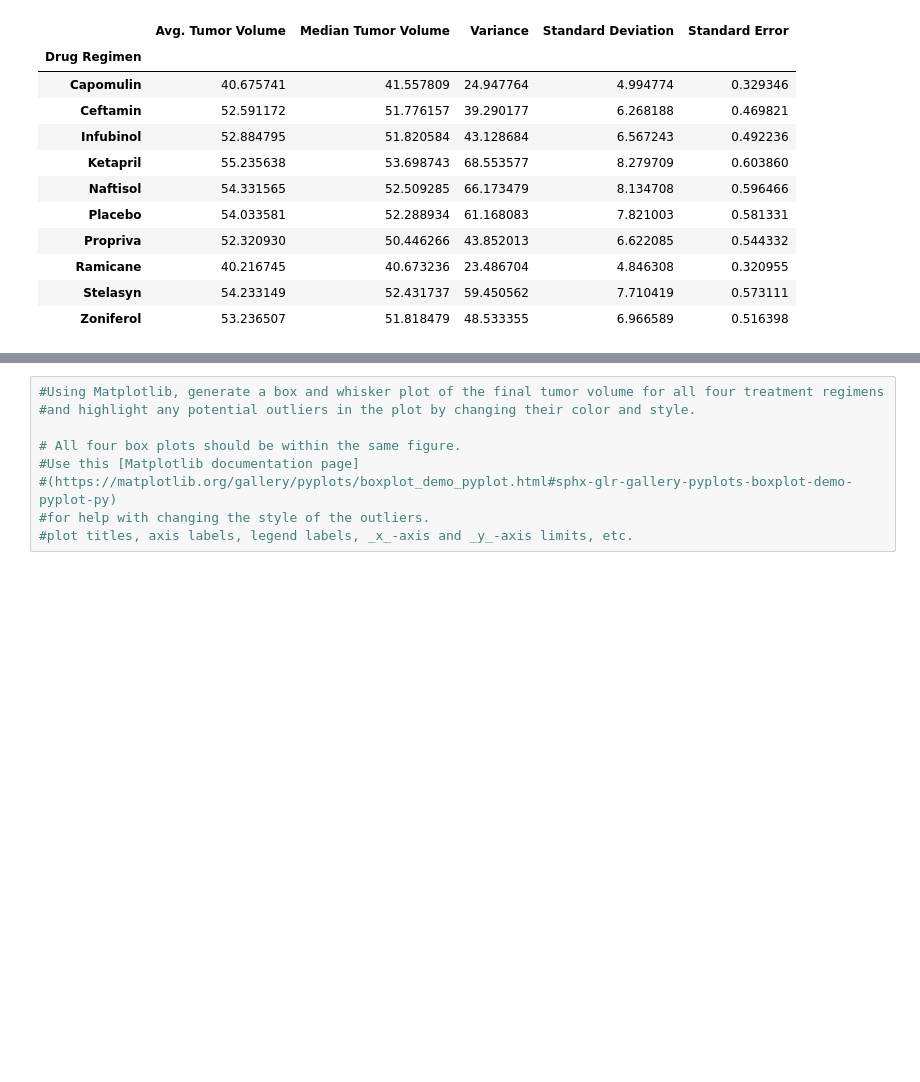
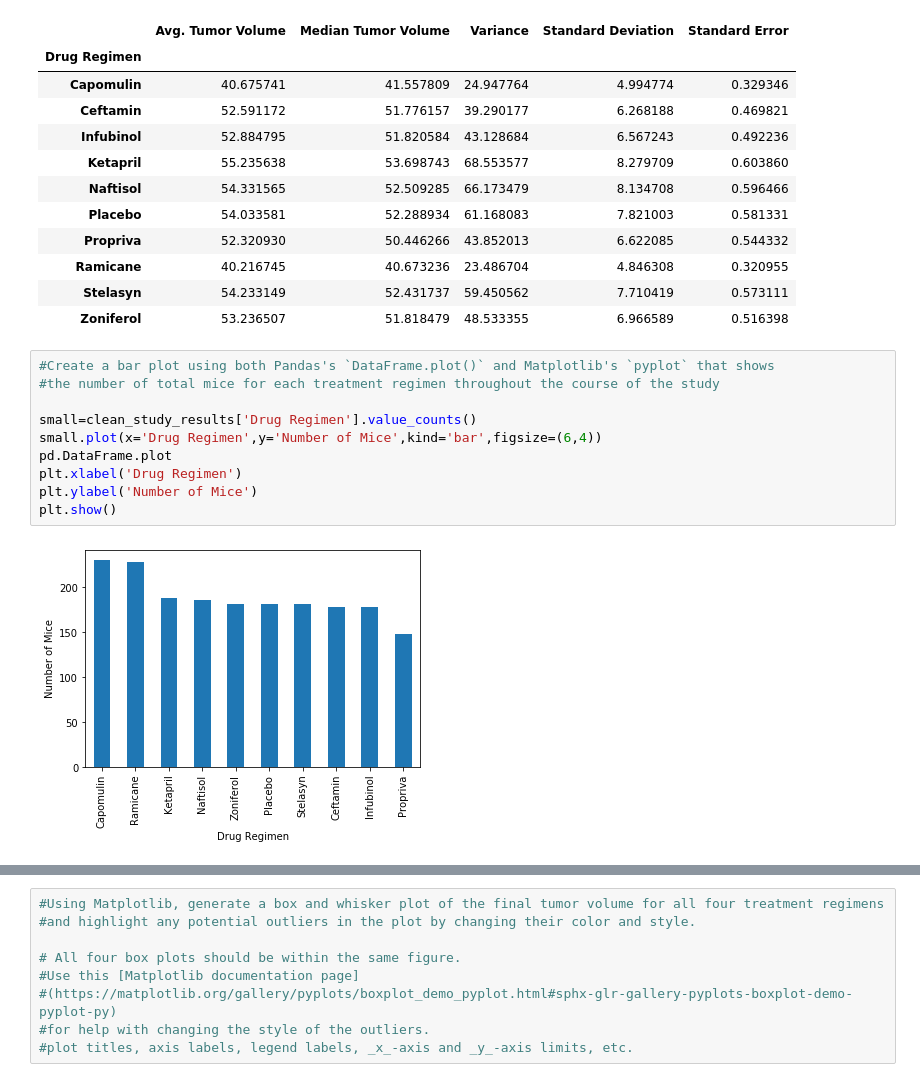
Before and after one commit to anniid/matplotlib_challenge, a Jupyter notebook: main.ipynb, the cells around one changed output, grey strips where cells are left out. Drawn from its saved outputs; the diff is of its cells as text; blank space fills up the shorter version.

```diff
--- a/main.ipynb
+++ b/main.ipynb
@@ -100,3 +99,15 @@ stat_summary_table
 | Ramicane | 40.216745 | 40.673236 | 23.486704 | 4.846308 | 0.320955 |
 | Stelasyn | 54.233149 | 52.431737 | 59.450562 | 7.710419 | 0.573111 |
 | Zoniferol | 53.236507 | 51.818479 | 48.533355 | 6.966589 | 0.516398 |
+# %%
+#Create a bar plot using both Pandas's `DataFrame.plot()` and Matplotlib's `pyplot` that shows
+#the number of total mice for each treatment regimen throughout the course of the study
+
+small=clean_study_results['Drug Regimen'].value_counts()
+small.plot(x='Drug Regimen',y='Number of Mice',kind='bar',figsize=(6,4))
+pd.DataFrame.plot
+plt.xlabel('Drug Regimen')
+plt.ylabel('Number of Mice')
+plt.show()
+# %% [output]
+[figure, added]
```
Also changed, not shown: parts of 10 cells of this notebook.
